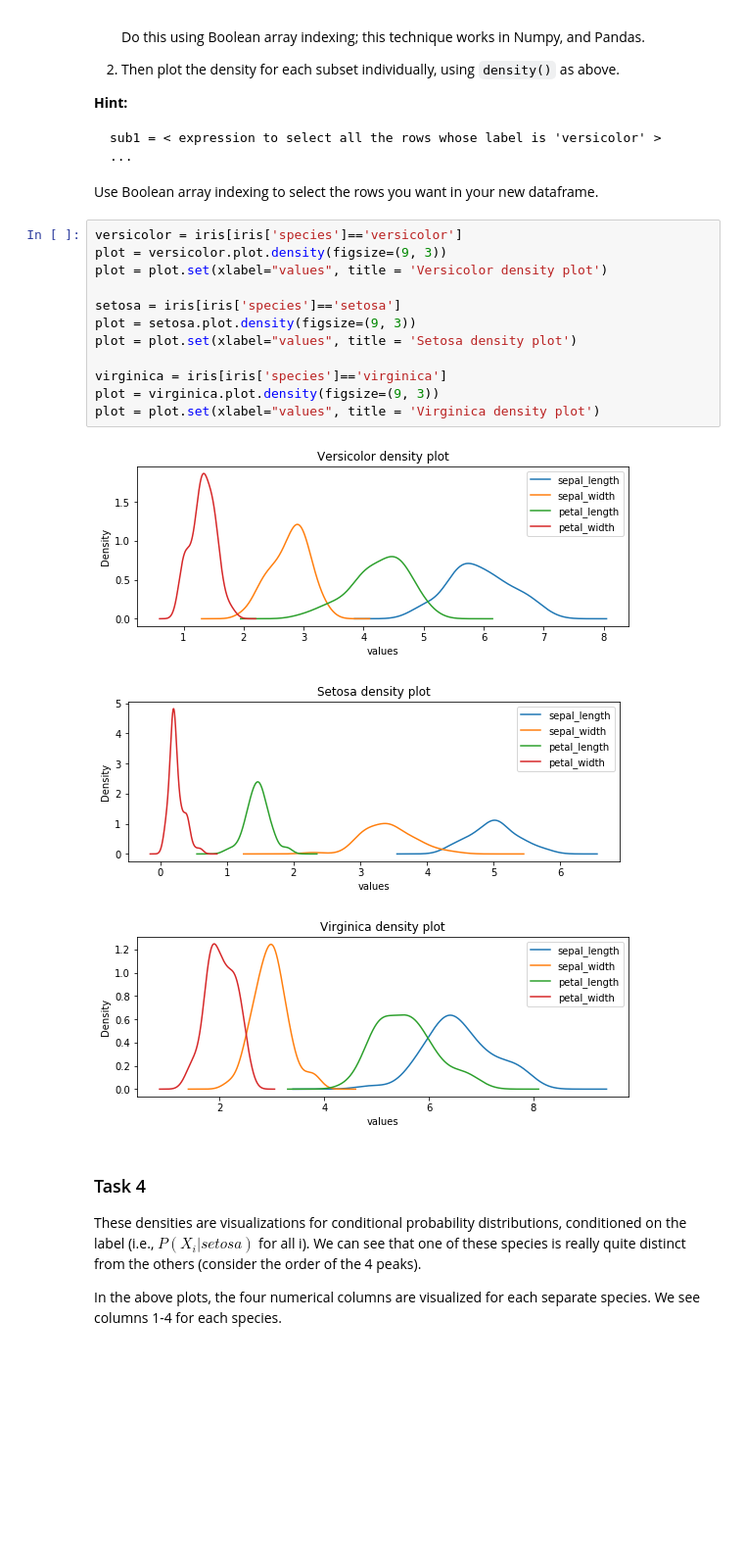
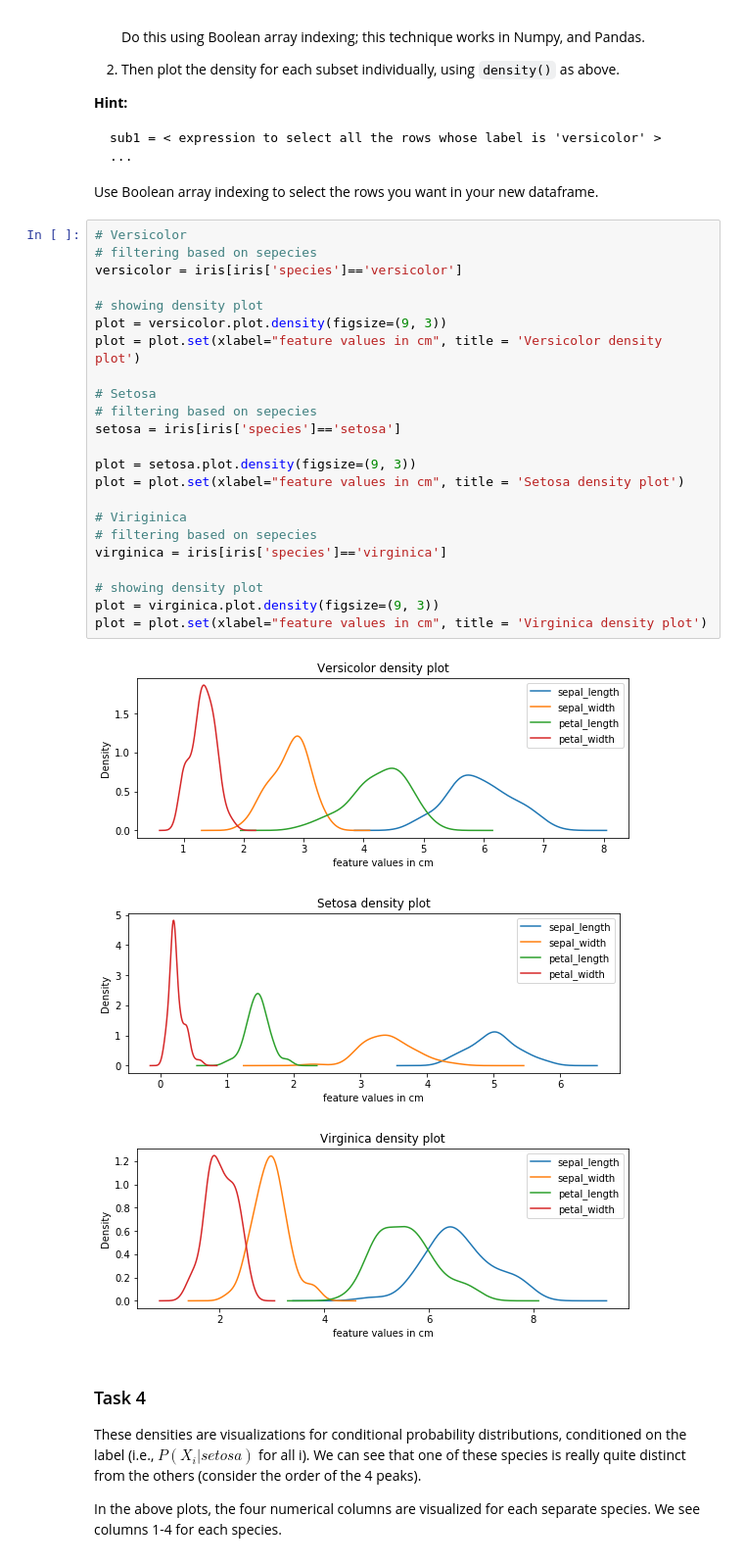
Before and after one commit to Minam7/CMPT820, a Jupyter notebook: HW1/Provided/A1Q7.ipynb, the cells around one changed output. Shown: that part at 98% size. Saved outputs shown, nothing was run; the diff lists cells and outputs as text; blank space fills up the shorter version.

```diff
--- a/HW1/Provided/A1Q7.ipynb
+++ b/HW1/Provided/A1Q7.ipynb
@@ -51,21 +53,32 @@ sub1 = < expression to select all the rows whose label is 'versicolor' >
 </pre>
 Use Boolean array indexing to select the rows you want in your new dataframe.
 # %%
+# Versicolor
+# filtering based on sepecies
 versicolor = iris[iris['species']=='versicolor']
+
+# showing density plot
 plot = versicolor.plot.density(figsize=(9, 3))
-plot = plot.set(xlabel="values", title = 'Versicolor density plot')
+plot = plot.set(xlabel="feature values in cm", title = 'Versicolor density plot')
 
+# Setosa
+# filtering based on sepecies
 setosa = iris[iris['species']=='setosa']
+
 plot = setosa.plot.density(figsize=(9, 3))
-plot = plot.set(xlabel="values", title = 'Setosa density plot')
+plot = plot.set(xlabel="feature values in cm", title = 'Setosa density plot')
 
+# Viriginica
+# filtering based on sepecies
 virginica = iris[iris['species']=='virginica']
+
+# showing density plot
 plot = virginica.plot.density(figsize=(9, 3))
-plot = plot.set(xlabel="values", title = 'Virginica density plot')
+plot = plot.set(xlabel="feature values in cm", title = 'Virginica density plot')
 # %% [output]
-[figure, old version]
+[figure, new version]
-[figure, old version]
+[figure, new version]
-[figure, old version]
+[figure, new version]
 # %% [markdown]
 ### Task 4
 These densities are visualizations for conditional probability distributions, conditioned on the label (i.e., $P(X_i|setosa)$ for all i).  We can see that one of these species is really quite distinct from the others (consider the order of the 4 peaks).
```
Also changed, not shown: parts of 3 cells of this notebook.
